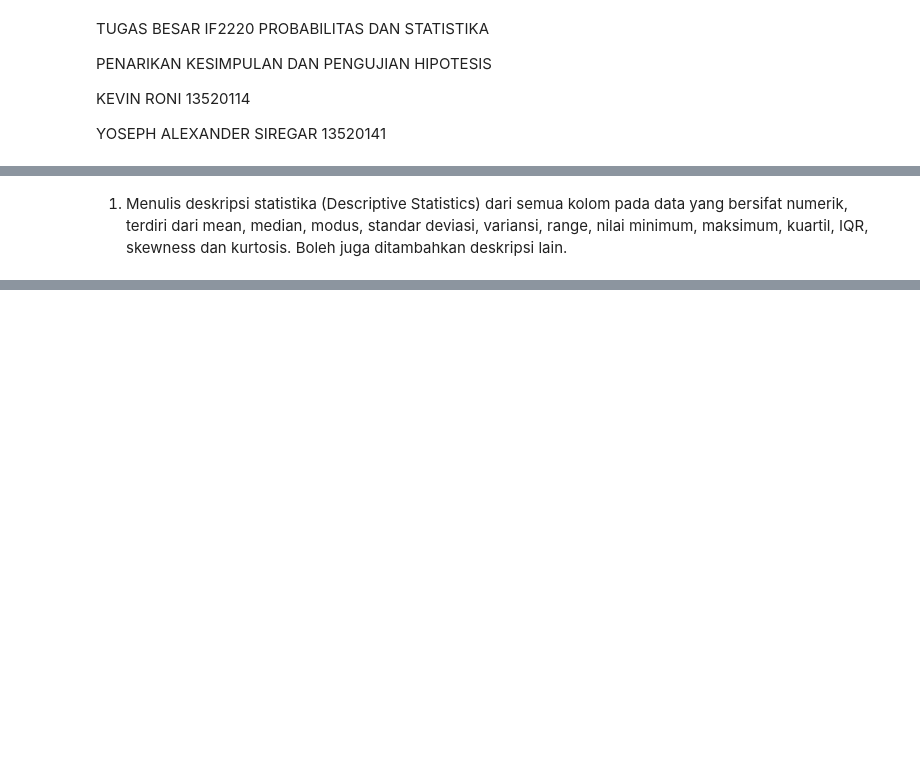
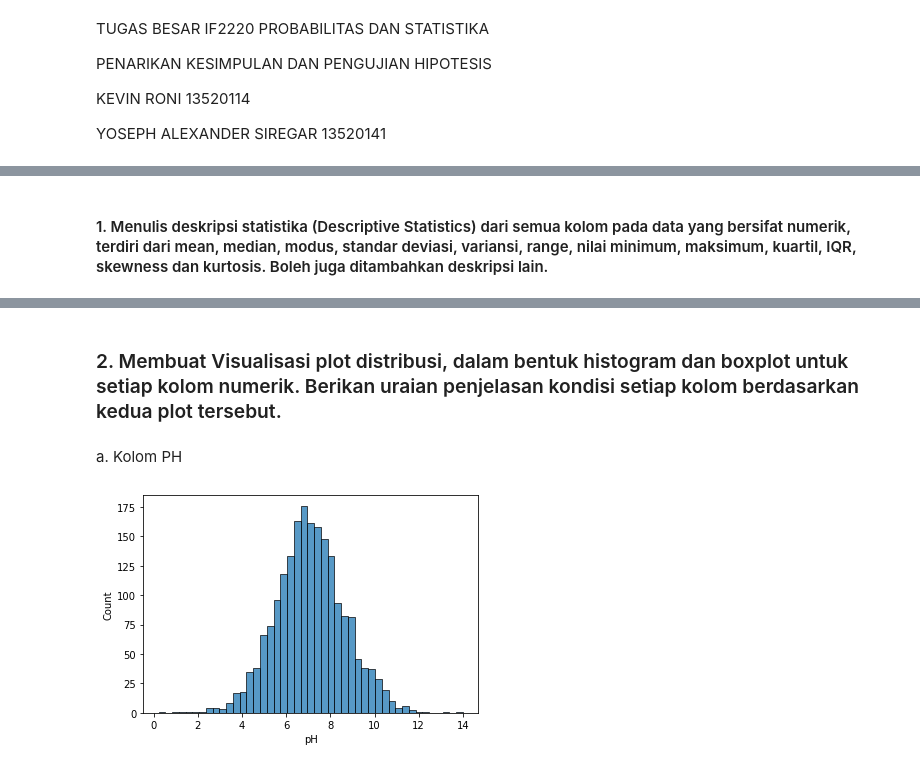
Before and after one commit to jakartasipirok/Tugas-Besar-IF2220-2021-2022, a Jupyter notebook: main.ipynb, the cells around one changed output, grey strips where cells are left out. Cells and saved outputs as stored; diff of their text form; code cells hidden in the pictures; blank space fills up the shorter version.

Commit message:
no 2 plot done
Co-authored-by: jakartasipirok <jakartasipirok@users.noreply.github.com>

```diff
--- a/main.ipynb
+++ b/main.ipynb
@@ -22,7 +36,5 @@ df
 # %% [markdown]
-1. Menulis deskripsi statistika (Descriptive Statistics) dari semua kolom pada data yang bersifat
-numerik, terdiri dari mean, median, modus, standar deviasi, variansi, range, nilai minimum,
-maksimum, kuartil, IQR, skewness dan kurtosis. Boleh juga ditambahkan deskripsi lain.
+#### 1. Menulis deskripsi statistika (Descriptive Statistics) dari semua kolom pada data yang bersifat numerik, terdiri dari mean, median, modus, standar deviasi, variansi, range, nilai minimum, maksimum, kuartil, IQR, skewness dan kurtosis. Boleh juga ditambahkan deskripsi lain.
 # %%
 df1 = df.drop(columns=["iD", "Potabilty"])
 stats = pd.DataFrame()
@@ -50,3 +62,12 @@ stats
 | OrganicCarbon | 14.357940 | 14.323286 | 3.325770 | 1.106075e+01 | 24.806707 | 2.200000 | 27.006707 | 12.122530 | 16.683562 | 4.561031 | ... |
 | Trihalomethanes | 66.400717 | 66.482041 | 16.081109 | 2.586021e+02 | 115.422987 | 8.577013 | 124.000000 | 55.949993 | 77.294613 | 21.344620 | ... |
 | Turbidity | 3.969497 | 3.967374 | 0.780471 | 6.091350e-01 | 5.044749 | 1.450000 | 6.494749 | 3.442882 | 4.514663 | 1.071781 | ... |
+# %% [markdown]
+### 2. Membuat Visualisasi plot distribusi, dalam bentuk histogram dan boxplot untuk setiap kolom numerik. Berikan uraian penjelasan kondisi setiap kolom berdasarkan kedua plot tersebut.
+# %% [markdown]
+a. Kolom PH
+# %%
+sns.histplot(data = df["pH"])
+plt.show()
+# %% [output]
+[figure, added]
```
Also changed, not shown: parts of 28 cells of this notebook.
